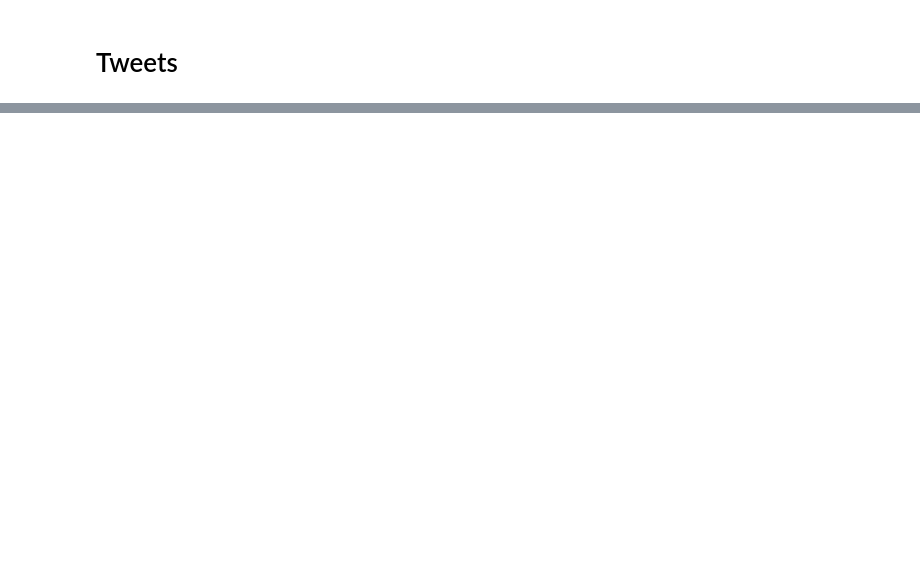
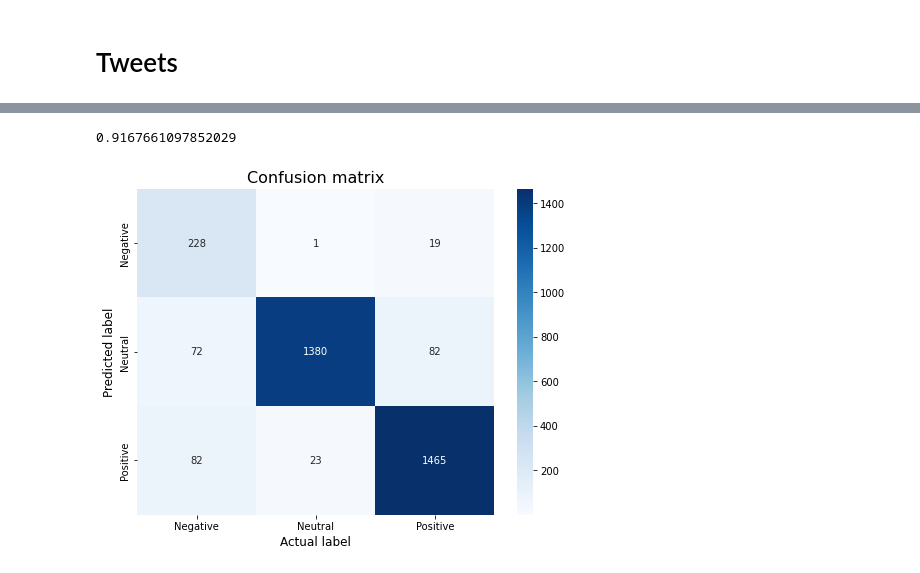
Before and after one commit to nyu-tandon-capstone/crypto-team4, a Jupyter notebook: notebooks/Tweets.ipynb, the cells around one changed output, grey strips where cells are left out. Cells and saved outputs as stored; diff of their text form; code cells hidden in the pictures; blank space fills up the shorter version.

```diff
--- a/notebooks/Tweets.ipynb
+++ b/notebooks/Tweets.ipynb
@@ -94,0 +201,52 @@ MemoryError: Cannot allocate write+execute memory for ffi.callback(). You might
+# %%
+from sklearn.model_selection import train_test_split
+tfidf = TfidfVectorizer(analyzer='word')
+X_raw = data_combine['cleaned_tweets']
+y_raw = data_combine['sentiment']
+X_tfidf = tfidf.fit_transform(X_raw)
+
+X_train, X_test, y_train, y_test = train_test_split(X_tfidf, y_raw, test_size=0.2, random_state=42)
+
+from sklearn.feature_extraction.text import TfidfVectorizer
+tfidf = TfidfVectorizer(analyzer='word')
+X_raw = data_combine['cleaned_tweets']
+y_raw = data_combine['sentiment']
+X_train, X_test, y_train, y_test = train_test_split(X_raw, y_raw, test_size=0.2, random_state=42)
+
+X_tfidf_train = tfidf.fit_transform(X_train)
+
+from sklearn.ensemble import RandomForestClassifier
+# instantiate the clf model
+clf = RandomForestClassifier(random_state=42)
+# train the model
+clf.fit(X_tfidf_train, y_train)
+
+# transform the X_test
+X_test_transformed = tfidf.transform(X_test)
+
+# validation
+predicted2 = clf.predict(X_test_transformed)
+# %%
+from sklearn.metrics import accuracy_score
+accuracy_score2 = accuracy_score(y_test, predicted2)
+accuracy_score2
+# %% [output]
+0.9167661097852029
+# %%
+from sklearn.metrics import confusion_matrix
+import seaborn as sns
+def plot_confusion_matrix(y_pred, y_test):
+    sentiment_classes = ['Negative','Neutral', 'Positive']
+    cm = confusion_matrix(y_pred,y_test)
+    # plot confusion matrix
+    plt.figure(figsize=(8,6))
+    sns.heatmap(cm, cmap=plt.cm.Blues, annot=True, fmt='d',
+                xticklabels=sentiment_classes,
+                yticklabels=sentiment_classes)
+    plt.title('Confusion matrix', fontsize=16)
+    plt.xlabel('Actual label', fontsize=12)
+    plt.ylabel('Predicted label', fontsize=12)
+
+plot_confusion_matrix(predicted2, y_test)
+# %% [output]
+[figure, added]
```
Also changed, not shown: parts of 27 cells of this notebook, 3 other files.
